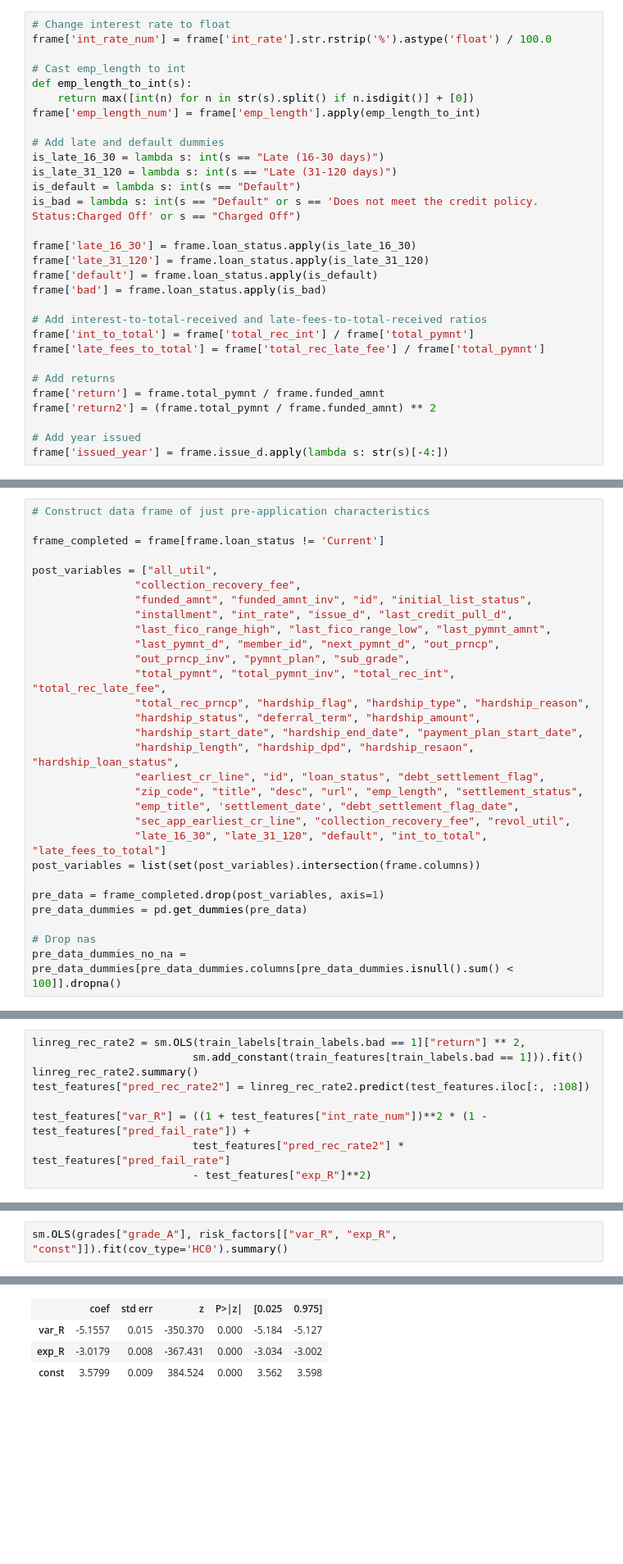
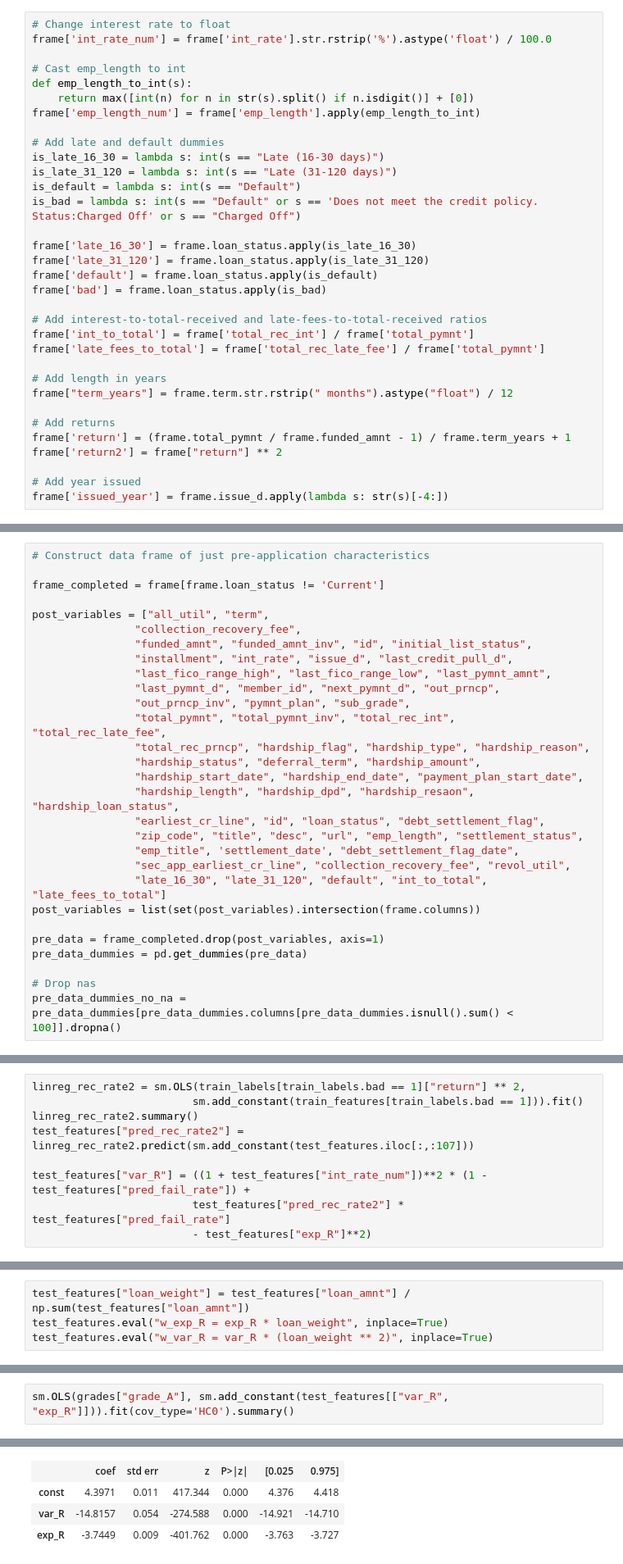
Before and after one commit to arielgoldszmidt/lenders, a Jupyter notebook: project.ipynb, the cells around one changed output, grey strips where cells are left out. Shown at 82% size. Drawn from its saved outputs; the diff is of its cells as text; blank space fills up the shorter version.

```diff
--- a/project.ipynb
+++ b/project.ipynb
@@ -44,9 +44,12 @@ frame['bad'] = frame.loan_status.apply(is_bad)
 frame['int_to_total'] = frame['total_rec_int'] / frame['total_pymnt']
 frame['late_fees_to_total'] = frame['total_rec_late_fee'] / frame['total_pymnt']
 
+# Add length in years
+frame["term_years"] = frame.term.str.rstrip(" months").astype("float") / 12
+
 # Add returns
-frame['return'] = frame.total_pymnt / frame.funded_amnt
-frame['return2'] = (frame.total_pymnt / frame.funded_amnt) ** 2
+frame['return'] = (frame.total_pymnt / frame.funded_amnt - 1) / frame.term_years + 1
+frame['return2'] = frame["return"] ** 2
 
 # Add year issued
 frame['issued_year'] = frame.issue_d.apply(lambda s: str(s)[-4:])
@@ -79,7 +82,7 @@ plt.show()
 
 frame_completed = frame[frame.loan_status != 'Current']
 
-post_variables = ["all_util",
+post_variables = ["all_util", "term",
                 "collection_recovery_fee",
                 "funded_amnt", "funded_amnt_inv", "id", "initial_list_status",
                 "installment", "int_rate", "issue_d", "last_credit_pull_d",
@@ -291,7 +288,7 @@ labels2 = train_labels.iloc[1000:2000, :20].copy()
 linreg_rec_rate2 = sm.OLS(train_labels[train_labels.bad == 1]["return"] ** 2,
                          sm.add_constant(train_features[train_labels.bad == 1])).fit()
 linreg_rec_rate2.summary()
-test_features["pred_rec_rate2"] = linreg_rec_rate2.predict(test_features.iloc[:, :108])
+test_features["pred_rec_rate2"] = linreg_rec_rate2.predict(sm.add_constant(test_features.iloc[:,:107]))
 
 test_features["var_R"] = ((1 + test_features["int_rate_num"])**2 * (1 - test_features["pred_fail_rate"]) +
                          test_features["pred_rec_rate2"] * test_features["pred_fail_rate"]
@@ -377,3 +374,7 @@ array([1, 1, 1, 2, 1, 1, 1, 1, 3, 1, 2, 2, 2, 1, 3, 2, 2, 1, 3, 2, 2, 2, 2,
        2, 1, 1, 1, 3, 2, 1, 1])
 # %% [markdown]
 ## Regrssions of loan grades on returns and variance
+# %%
+test_features["loan_weight"] = test_features["loan_amnt"] / np.sum(test_features["loan_amnt"])
+test_features.eval("w_exp_R = exp_R * loan_weight", inplace=True)
+test_features.eval("w_var_R = var_R * (loan_weight ** 2)", inplace=True)
@@ -380,4 +392,4 @@ array([1, 1, 1, 2, 1, 1, 1, 1, 3, 1, 2, 2, 2, 1, 3, 2, 2, 1, 3, 2, 2, 2, 2,
 # %%
-sm.OLS(grades["grade_A"], risk_factors[["var_R", "exp_R", "const"]]).fit(cov_type='HC0').summary()
+sm.OLS(grades["grade_A"], sm.add_constant(test_features[["var_R", "exp_R"]])).fit(cov_type='HC0').summary()
 # %% [output]
 OLS Regression Results
@@ -391,6 +403,6 @@ OLS Regression Results
 | Df Model: | 2 |  |  |
 | Covariance Type: | HC0 |  |  |
 |  | coef | std err | z | P>|z| | [0.025 | 0.975] |
-| var_R | -5.1557 | 0.015 | -350.370 | 0.000 | -5.184 | -5.127 |
-| exp_R | -3.0179 | 0.008 | -367.431 | 0.000 | -3.034 | -3.002 |
-| const | 3.5799 | 0.009 | 384.524 | 0.000 | 3.562 | 3.598 |
+| const | 4.3971 | 0.011 | 417.344 | 0.000 | 4.376 | 4.418 |
+| var_R | -14.8157 | 0.054 | -274.588 | 0.000 | -14.921 | -14.710 |
+| exp_R | -3.7449 | 0.009 | -401.762 | 0.000 | -3.763 | -3.727 |
```
Also changed, not shown: parts of 12 cells of this notebook.
